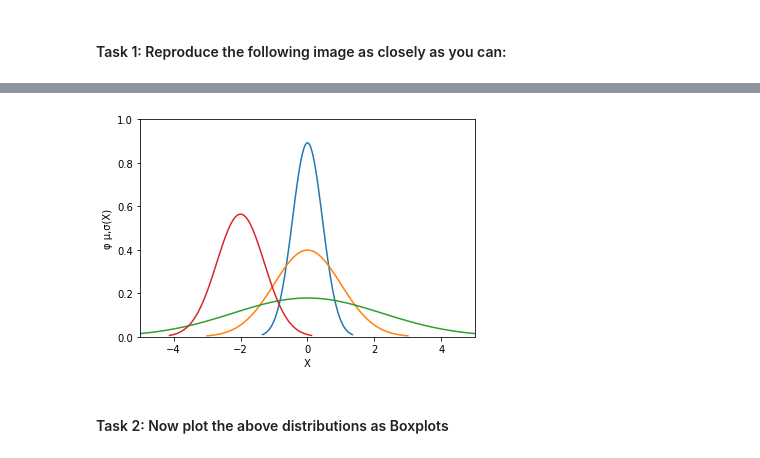
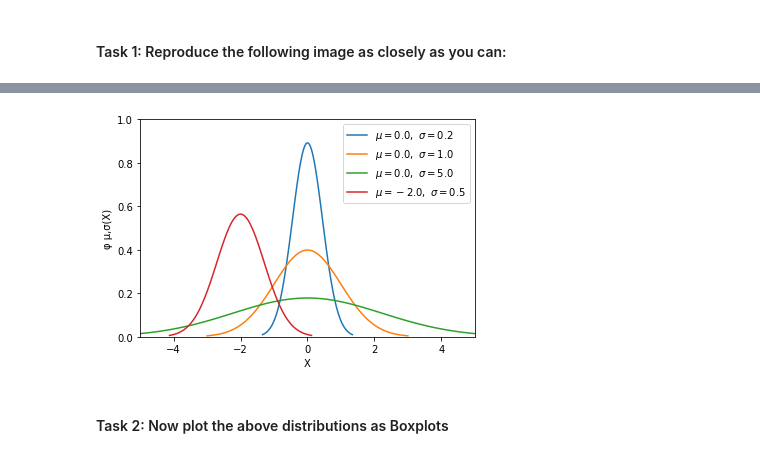
Before and after one commit to JoKuebler/Bioinformatics_ML, a Jupyter notebook: notebooks/Day1_Visualization.ipynb, the cells around one changed output, grey strips where cells are left out. Saved outputs shown, nothing was run; the diff lists cells and outputs as text; code cells hidden in the pictures.

```diff
--- a/notebooks/Day1_Visualization.ipynb
+++ b/notebooks/Day1_Visualization.ipynb
@@ -58,19 +58,20 @@ plt.plot(X,S, linewidth=0.5, c="b")
 # %%
 # Parameters for normal distributions
 params = [(0,0.2,'blue'), (0, 1.0, 'red'), (0, 5.0, 'green'), (-2,0.5,'yellow')]
 
 for mean, variance, color in params:
     x = np.linspace(mean - 3*math.sqrt(variance), mean + 3*math.sqrt(variance), 100)
-    label = '$\mean=%.1f \math.sqrt(variance)=%.1f$'%(mean,math.sqrt(variance))
-    plt.plot(x,mlab.normpdf(x, mean, math.sqrt(variance)))
+    label = '$\mu = %.1f, \ \sigma=%.1f$' %(mean, variance)
+    plt.plot(x,mlab.normpdf(x, mean, math.sqrt(variance)), label=label)
 
 plt.xlim(-5,5)
 plt.ylim(0,1)
 plt.xlabel('X')
 plt.ylabel('φ μ,σ(X)')
+plt.legend()
 plt.show()
 # %% [output]
-[figure, old version]
+[figure, new version]
 # %% [markdown]
 #### Task 2: Now plot the above distributions as Boxplots
 # %%
```
Also changed, not shown: parts of 3 cells of this notebook.
